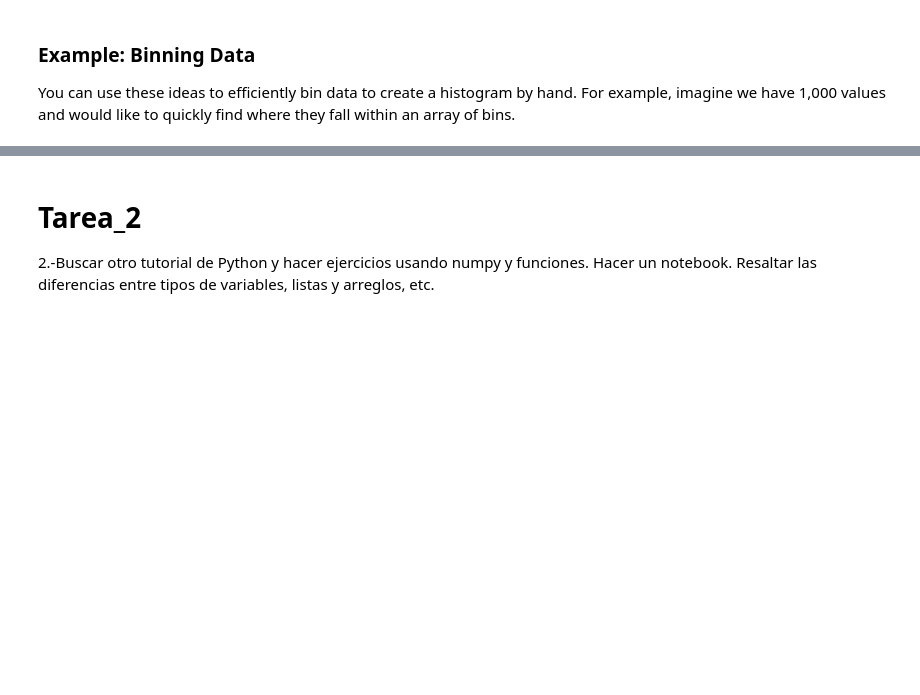
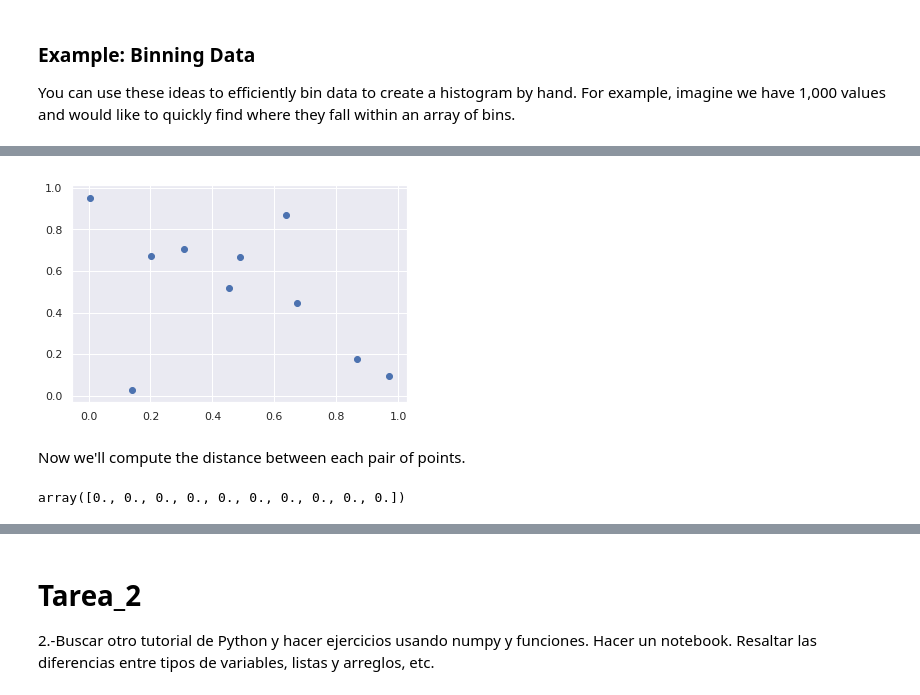
Before and after one commit to DCIDA2019/da2019-Oscar2401, a Jupyter notebook: Semana1/Tareas/tarea_1.ipynb, the cells around one changed output, grey strips where cells are left out. Saved outputs shown, nothing was run; the diff lists cells and outputs as text; code cells hidden in the pictures; blank space fills up the shorter version.

```diff
--- a/Semana1/Tareas/tarea_1.ipynb
+++ b/Semana1/Tareas/tarea_1.ipynb
@@ -446,0 +451,12 @@ plt.plot(bins, counts, linestyle='steps');
+# %%
+a = np.random.rand(10, 2)
+plt.scatter(a[:, 0], a[:, 1]);
+# %% [output]
+[figure, added]
+# %% [markdown]
+Now we'll compute the distance between each pair of points.
+# %%
+dist_sq = np.sum((a[:, np.newaxis, :] - a[np.newaxis, :, :]) ** 2, axis=-1)
+dist_sq.diagonal()
+# %% [output]
+array([0., 0., 0., 0., 0., 0., 0., 0., 0., 0.])
```
Also changed, not shown: parts of 33 cells of this notebook, 2 other files.
